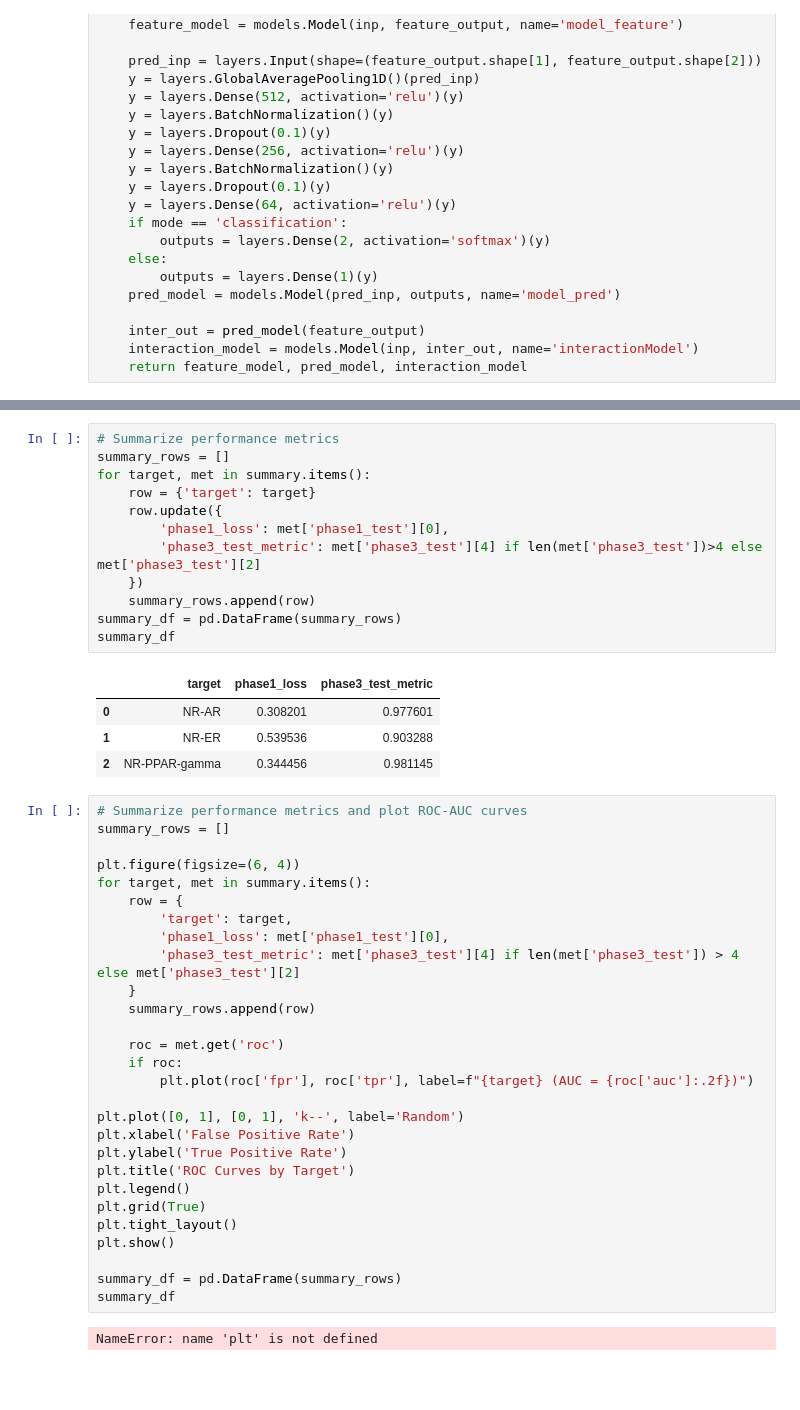
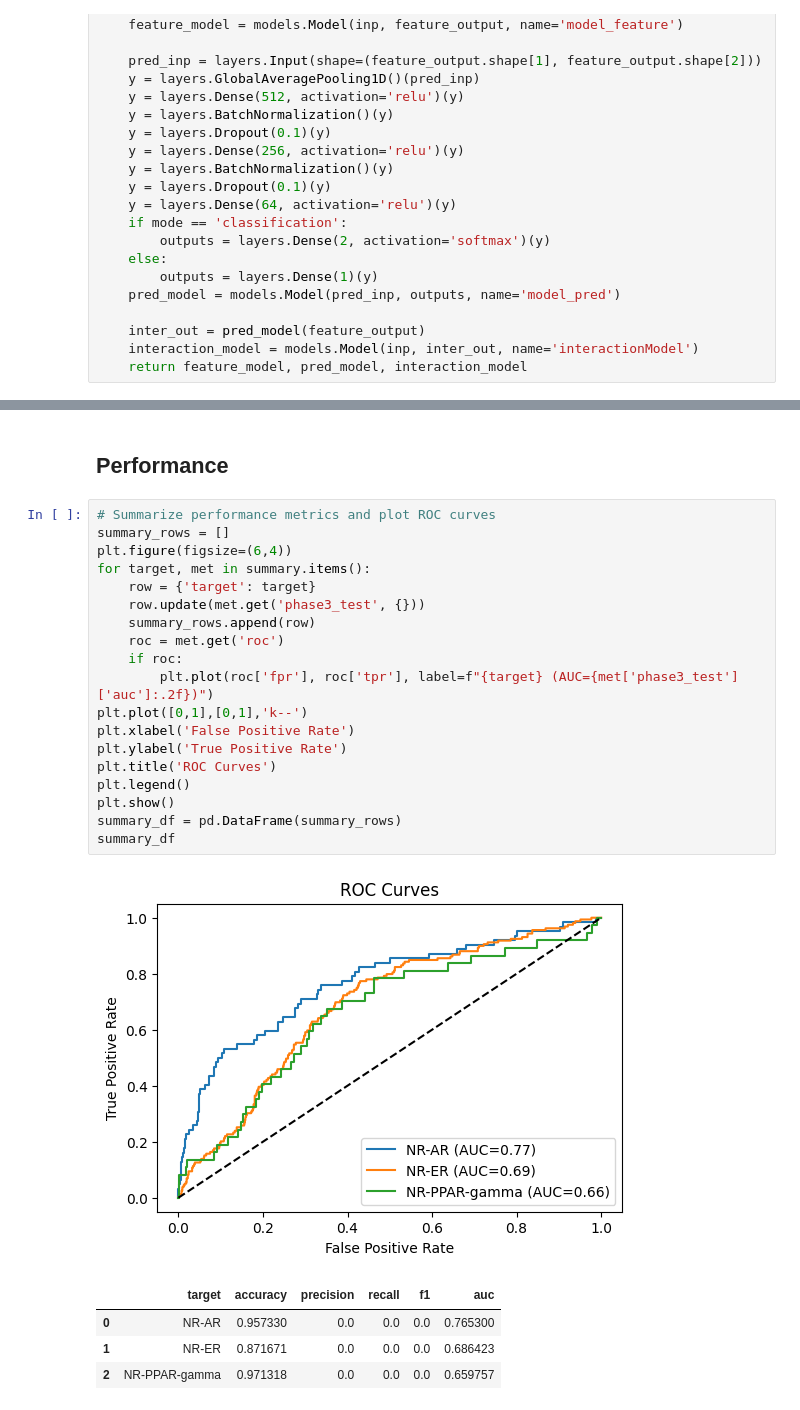
Before and after one commit to akianfar/Deep-CBN, a Jupyter notebook: src/unified_training.ipynb, the cells around one changed output, grey strips where cells are left out. Cells and saved outputs as stored; diff of their text form; blank space fills up the shorter version.

```diff
--- a/src/unified_training.ipynb
+++ b/src/unified_training.ipynb
@@ -135,47 +179,27 @@ for tgt in targets:
-# %%
-# Summarize performance metrics
-summary_rows = []
-for target, met in summary.items():
-    row = {'target': target}
-    row.update({
-        'phase1_loss': met['phase1_test'][0],
-        'phase3_test_metric': met['phase3_test'][4] if len(met['phase3_test'])>4 else met['phase3_test'][2]
-    })
-    summary_rows.append(row)
-summary_df = pd.DataFrame(summary_rows)
-summary_df
-# %% [output]
-|  | target | phase1_loss | phase3_test_metric |
-| 0 | NR-AR | 0.308201 | 0.977601 |
-| 1 | NR-ER | 0.539536 | 0.903288 |
-| 2 | NR-PPAR-gamma | 0.344456 | 0.981145 |
+# %% [markdown]
+## Performance
 # %%
-# Summarize performance metrics and plot ROC-AUC curves
+# Summarize performance metrics and plot ROC curves
 summary_rows = []
-
-plt.figure(figsize=(6, 4))
+plt.figure(figsize=(6,4))
 for target, met in summary.items():
-    row = {
-        'target': target,
-        'phase1_loss': met['phase1_test'][0],
-        'phase3_test_metric': met['phase3_test'][4] if len(met['phase3_test']) > 4 else met['phase3_test'][2]
-    }
+    row = {'target': target}
+    row.update(met.get('phase3_test', {}))
     summary_rows.append(row)
-
     roc = met.get('roc')
     if roc:
-        plt.plot(roc['fpr'], roc['tpr'], label=f"{target} (AUC = {roc['auc']:.2f})")
-
-plt.plot([0, 1], [0, 1], 'k--', label='Random')
+        plt.plot(roc['fpr'], roc['tpr'], label=f"{target} (AUC={met['phase3_test']['auc']:.2f})")
+plt.plot([0,1],[0,1],'k--')
 plt.xlabel('False Positive Rate')
 plt.ylabel('True Positive Rate')
-plt.title('ROC Curves by Target')
+plt.title('ROC Curves')
 plt.legend()
-plt.grid(True)
-plt.tight_layout()
 plt.show()
-
 summary_df = pd.DataFrame(summary_rows)
 summary_df
 # %% [output]
-NameError: name 'plt' is not defined
+[figure, added]
+|  | target | accuracy | precision | recall | f1 | auc |
+| 0 | NR-AR | 0.957330 | 0.0 | 0.0 | 0.0 | 0.765300 |
+| 1 | NR-ER | 0.871671 | 0.0 | 0.0 | 0.0 | 0.686423 |
+| 2 | NR-PPAR-gamma | 0.971318 | 0.0 | 0.0 | 0.0 | 0.659757 |
```
Also changed, not shown: parts of 7 cells of this notebook, 1 other file.
